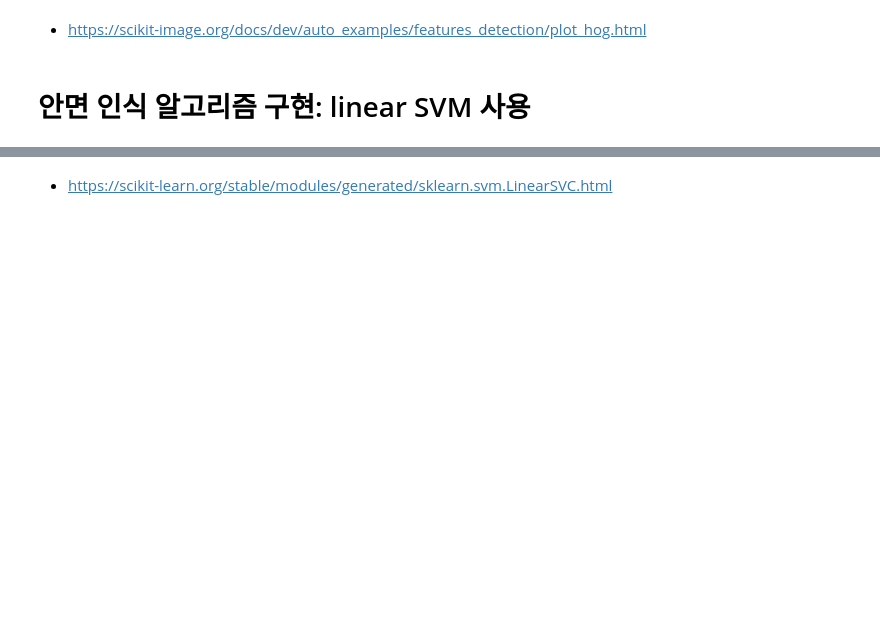
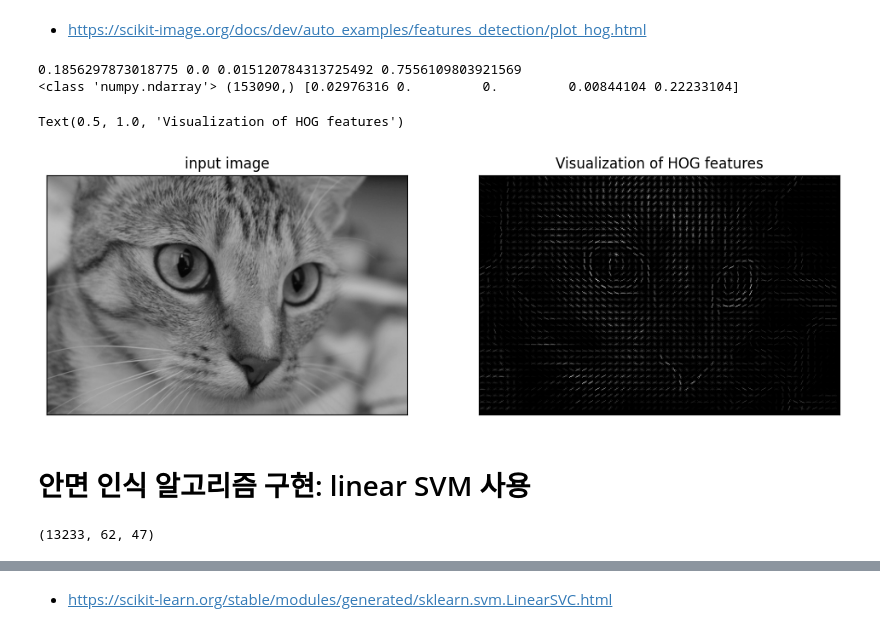
Before and after one commit to gymnopedy01/ictis-2023-ai, a Jupyter notebook: 다운로드/배포_ML_SVM_얼굴검출.ipynb, the cells around one changed output, grey strips where cells are left out. Saved outputs shown, nothing was run; the diff lists cells and outputs as text; code cells hidden in the pictures; blank space fills up the shorter version.

```diff
--- a/다운로드/배포_ML_SVM_얼굴검출.ipynb
+++ b/다운로드/배포_ML_SVM_얼굴검출.ipynb
@@ -21,19 +24,26 @@ plt.title('input image')
 # %% [markdown]
 - https://scikit-image.org/docs/dev/auto_examples/features_detection/plot_hog.html
 # %%
-image = color.(data.chelsea())
-hog_vec, hog_image = feature.(image, visualize=True)
+image = color.rgb2gray(data.chelsea())
+hog_vec, hog_image = feature.hog(image, visualize=True)
 
 print(hog_image.max(), hog_image.min(), image.min(), image.max())
 print(type(hog_vec), hog_vec.shape, hog_vec[:5])
 
 fig, ax = plt.subplots(1, 2, figsize=(12, 6),
                       subplot_kw = dict(xticks=[], yticks=[]))
 ax[0].imshow(image, cmap='gray', vmin=0, vmax=1)
 ax[0].set_title('input image')
 
 ax[1].imshow(hog_image, cmap='gray')
 ax[1].set_title('Visualization of HOG features')
+
+#Historam of Gradiant
+# %% [output]
+0.1856297873018775 0.0 0.015120784313725492 0.7556109803921569
+<class 'numpy.ndarray'> (153090,) [0.02976316 0.         0.         0.00844104 0.22233104]
+Text(0.5, 1.0, 'Visualization of HOG features')
+[figure, added]
 # %% [markdown]
 # 안면 인식 알고리즘 구현: linear SVM 사용
 # %%
@@ -42,8 +52,10 @@ from sklearn.datasets import fetch_lfw_people
 faces = fetch_lfw_people()
 # %%
 #1. 긍정 훈련 표본
-positive_patches = faces.
+positive_patches = faces.images
 positive_patches.shape
+# %% [output]
+(13233, 62, 47)
 # %%
 print(type(faces))
 print(faces.target_names)
```
Also changed, not shown: parts of 28 cells of this notebook.
